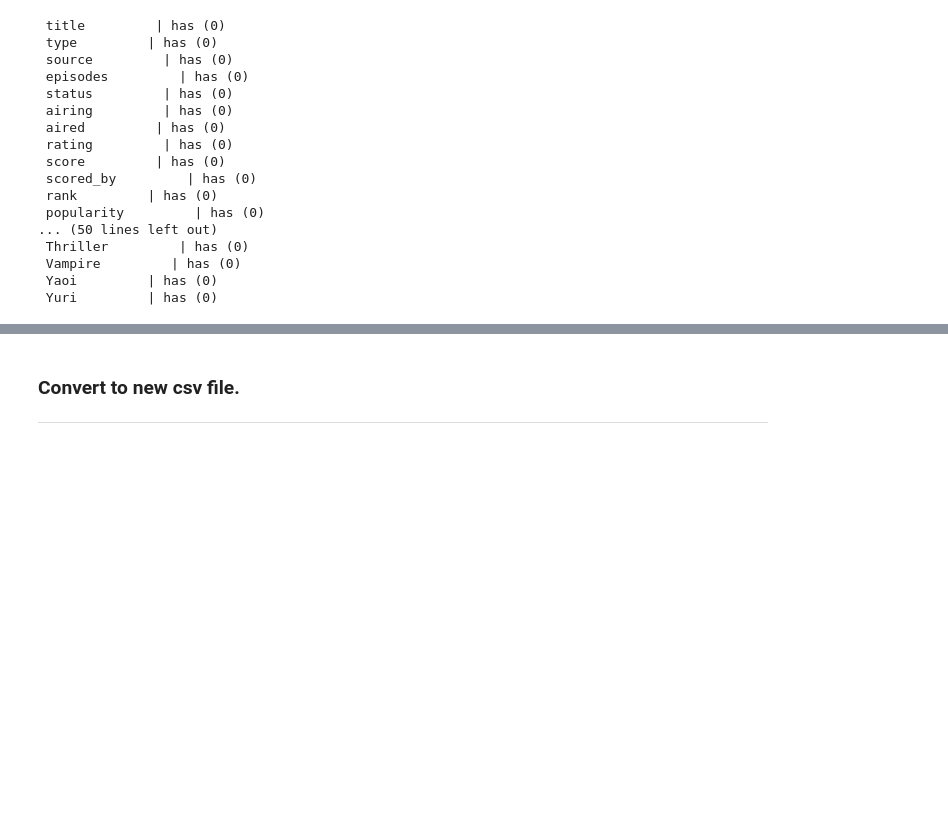
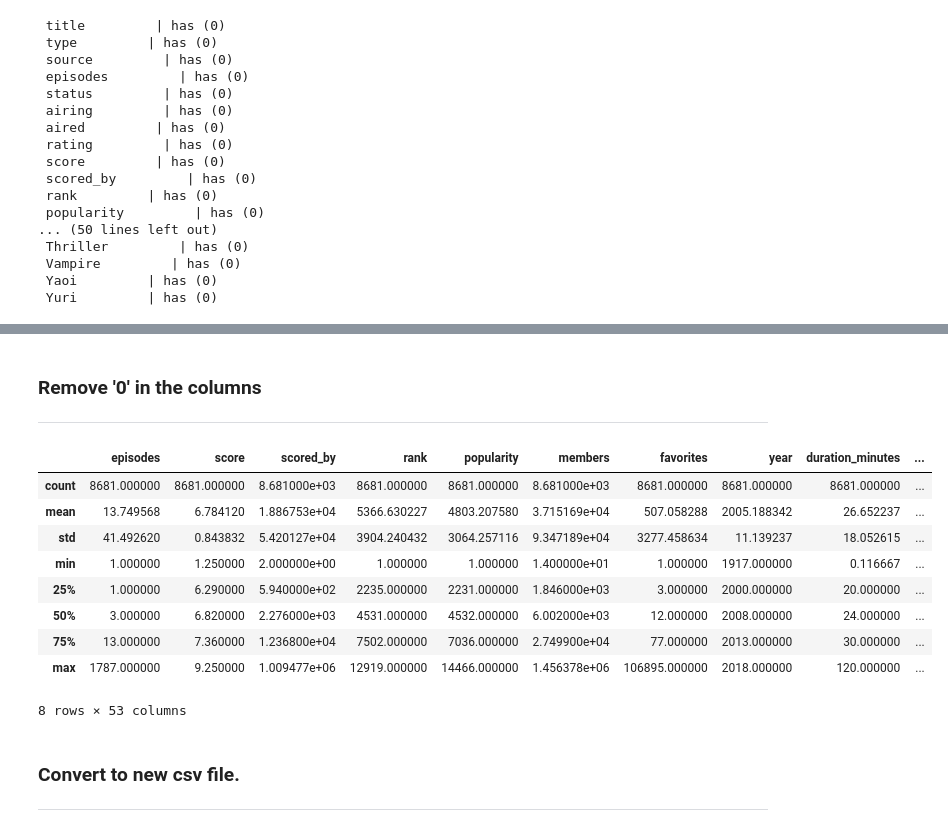
Before and after one commit to TanGuiShan/mini_project, a Jupyter notebook: Data Preparation.ipynb, the cells around one changed output, grey strips where cells are left out. Cells and saved outputs as stored; diff of their text form; code cells hidden in the pictures; blank space fills up the shorter version.

```diff
--- a/Data Preparation.ipynb
+++ b/Data Preparation.ipynb
@@ -668,3 +681,23 @@ for col in animelist_df:
+# %% [markdown]
+### Remove '0' in the columns
+---
+# %%
+df = pd.DataFrame(animelist_df)
+
+columns_list = ['episodes', 'score', 'scored_by', 'rank', 'popularity','members', 'favorites', 'year', 'duration_minutes']
+animelist_filtered = df[(df[columns_list] != 0).all(axis=1)]
+animelist_filtered.describe()
+# %% [output]
+|  | episodes | score | scored_by | rank | popularity | members | favorites | year | duration_minutes | ... |
+| count | 8681.000000 | 8681.000000 | 8.681000e+03 | 8681.000000 | 8681.000000 | 8.681000e+03 | 8681.000000 | 8681.000000 | 8681.000000 | ... |
+| mean | 13.749568 | 6.784120 | 1.886753e+04 | 5366.630227 | 4803.207580 | 3.715169e+04 | 507.058288 | 2005.188342 | 26.652237 | ... |
+| std | 41.492620 | 0.843832 | 5.420127e+04 | 3904.240432 | 3064.257116 | 9.347189e+04 | 3277.458634 | 11.139237 | 18.052615 | ... |
+| min | 1.000000 | 1.250000 | 2.000000e+00 | 1.000000 | 1.000000 | 1.400000e+01 | 1.000000 | 1917.000000 | 0.116667 | ... |
+| 25% | 1.000000 | 6.290000 | 5.940000e+02 | 2235.000000 | 2231.000000 | 1.846000e+03 | 3.000000 | 2000.000000 | 20.000000 | ... |
+| 50% | 3.000000 | 6.820000 | 2.276000e+03 | 4531.000000 | 4532.000000 | 6.002000e+03 | 12.000000 | 2008.000000 | 24.000000 | ... |
+| 75% | 13.000000 | 7.360000 | 1.236800e+04 | 7502.000000 | 7036.000000 | 2.749900e+04 | 77.000000 | 2013.000000 | 30.000000 | ... |
+| max | 1787.000000 | 9.250000 | 1.009477e+06 | 12919.000000 | 14466.000000 | 1.456378e+06 | 106895.000000 | 2018.000000 | 120.000000 | ... |
+8 rows × 53 columns
 # %% [markdown]
 ### Convert to new csv file.
 ---
```
Also changed, not shown: parts of 4 cells of this notebook.
